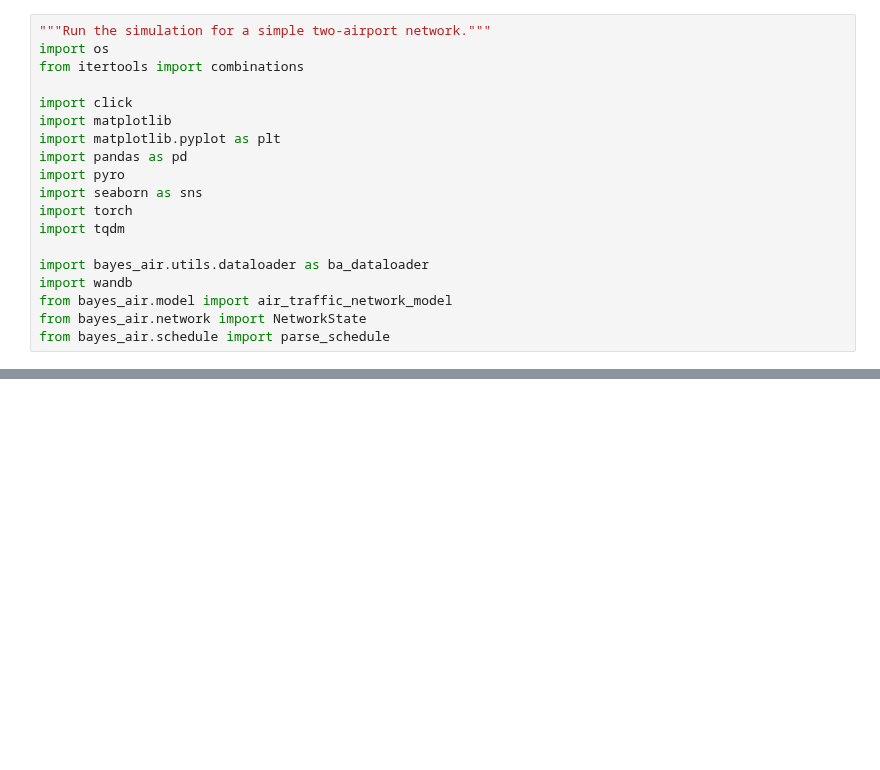
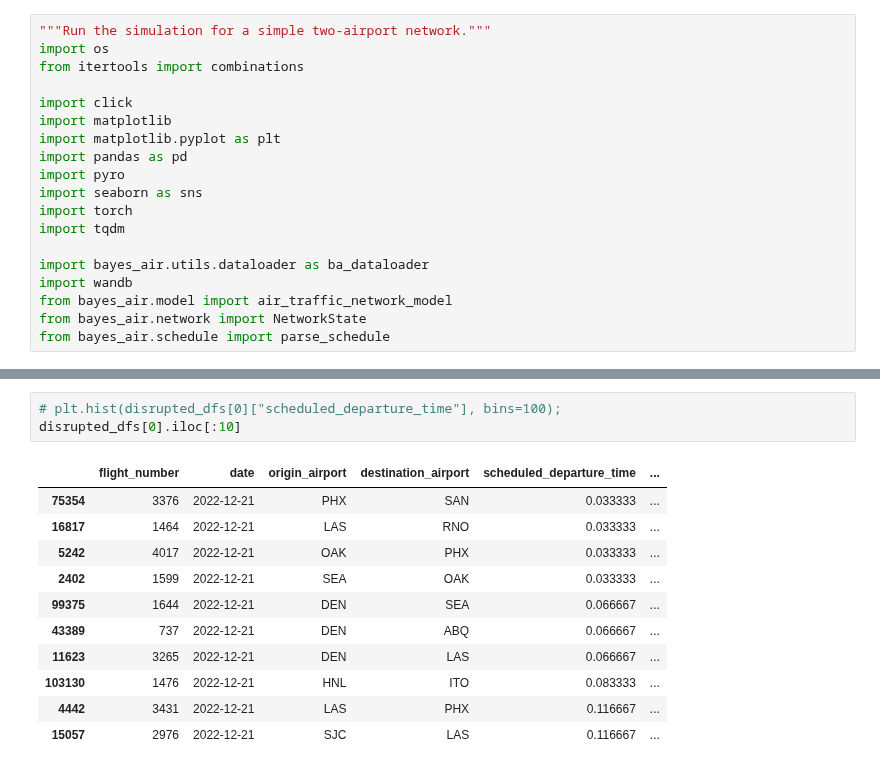
Before and after one commit to dawsonc/BayesAir, a Jupyter notebook: scripts/notebooks/wn_exploratory.ipynb, the cells around one changed output, grey strips where cells are left out. Saved outputs shown, nothing was run; the diff lists cells and outputs as text; blank space fills up the shorter version.

```diff
--- a/scripts/notebooks/wn_exploratory.ipynb
+++ b/scripts/notebooks/wn_exploratory.ipynb
@@ -43,3 +43,18 @@ plt.hist(nominal_dfs[-1]["actual_departure_time"], bins=100);
+# %%
+# plt.hist(disrupted_dfs[0]["scheduled_departure_time"], bins=100);
+disrupted_dfs[0].iloc[:10]
+# %% [output]
+|  | flight_number | date | origin_airport | destination_airport | scheduled_departure_time | ... |
+| 75354 | 3376 | 2022-12-21 | PHX | SAN | 0.033333 | ... |
+| 16817 | 1464 | 2022-12-21 | LAS | RNO | 0.033333 | ... |
+| 5242 | 4017 | 2022-12-21 | OAK | PHX | 0.033333 | ... |
+| 2402 | 1599 | 2022-12-21 | SEA | OAK | 0.033333 | ... |
+| 99375 | 1644 | 2022-12-21 | DEN | SEA | 0.066667 | ... |
+| 43389 | 737 | 2022-12-21 | DEN | ABQ | 0.066667 | ... |
+| 11623 | 3265 | 2022-12-21 | DEN | LAS | 0.066667 | ... |
+| 103130 | 1476 | 2022-12-21 | HNL | ITO | 0.083333 | ... |
+| 4442 | 3431 | 2022-12-21 | LAS | PHX | 0.116667 | ... |
+| 15057 | 2976 | 2022-12-21 | SJC | LAS | 0.116667 | ... |
 # %%
 # Get some summary statistics for each day
 
```
Also changed, not shown: parts of 6 cells of this notebook, 3 other files.
